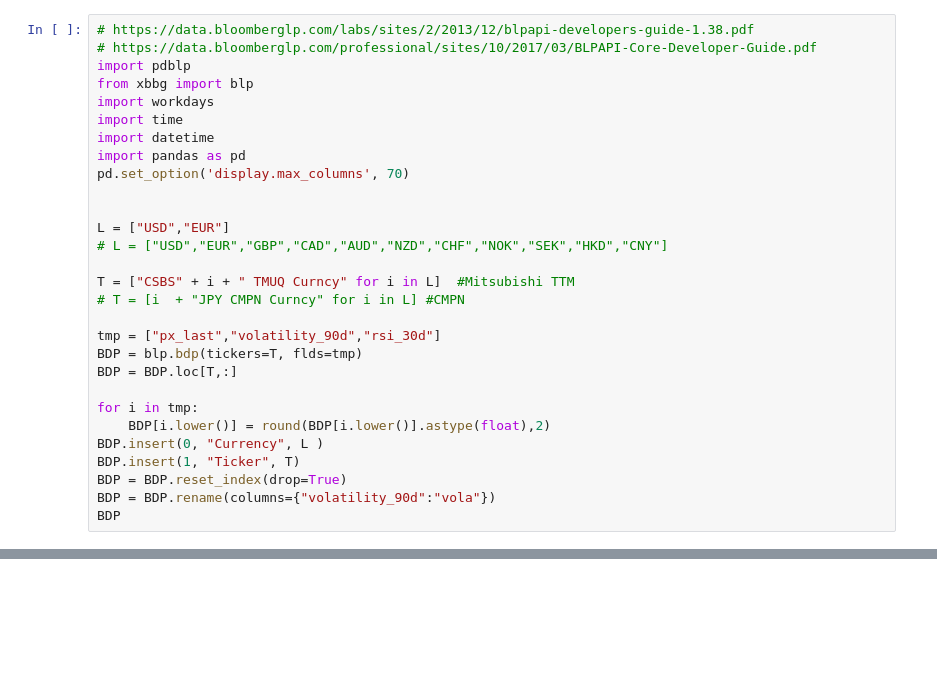
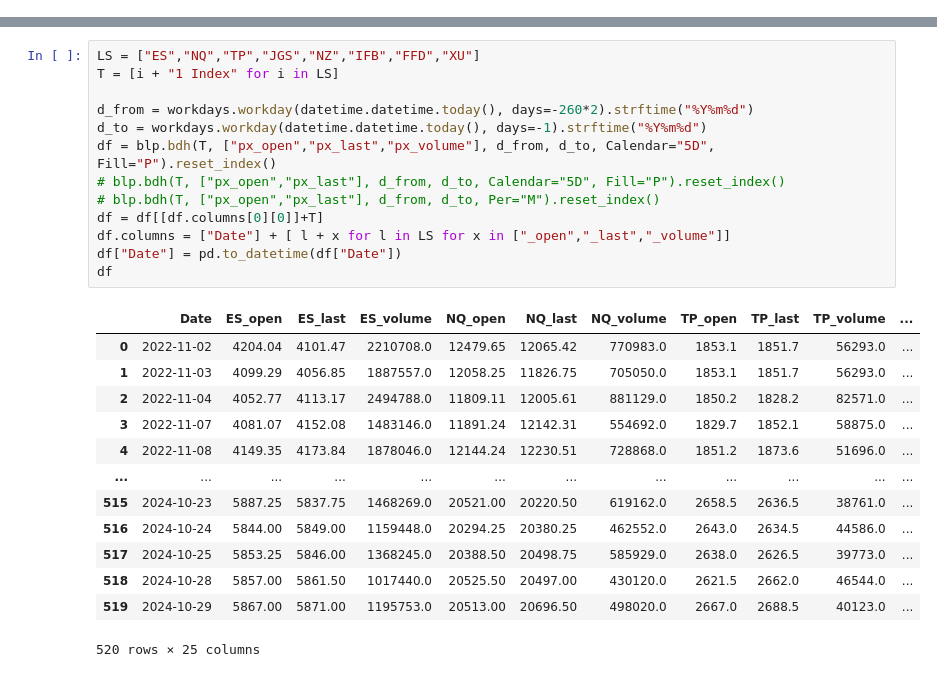
Before and after one commit to ken-100/Investment_Python, a Jupyter notebook: BBG/BDH_FX.ipynb, the cells around one changed output, grey strips where cells are left out. Drawn from its saved outputs; the diff is of its cells as text; blank space fills up the shorter version.

```diff
--- a/BBG/BDH_FX.ipynb
+++ b/BBG/BDH_FX.ipynb
@@ -1,29 +0,0 @@
-# %%
-# https://data.bloomberglp.com/labs/sites/2/2013/12/blpapi-developers-guide-1.38.pdf
-# https://data.bloomberglp.com/professional/sites/10/2017/03/BLPAPI-Core-Developer-Guide.pdf
-import pdblp
-from xbbg import blp
-import workdays
-import time
-import datetime
-import pandas as pd
-pd.set_option('display.max_columns', 70)
-
-
-L = ["USD","EUR"]
-# L = ["USD","EUR","GBP","CAD","AUD","NZD","CHF","NOK","SEK","HKD","CNY"]
-
-T = ["CSBS" + i + " TMUQ Curncy" for i in L]  #Mitsubishi TTM
-# T = [i  + "JPY CMPN Curncy" for i in L] #CMPN
-
-tmp = ["px_last","volatility_90d","rsi_30d"]
-BDP = blp.bdp(tickers=T, flds=tmp)
-BDP = BDP.loc[T,:]
-
-for i in tmp:
-    BDP[i.lower()] = round(BDP[i.lower()].astype(float),2)
-BDP.insert(0, "Currency", L )
-BDP.insert(1, "Ticker", T)
-BDP = BDP.reset_index(drop=True)
-BDP = BDP.rename(columns={"volatility_90d":"vola"})
-BDP
@@ -64,0 +11,27 @@ CMPN.head()
+# %%
+LS = ["ES","NQ","TP","JGS","NZ","IFB","FFD","XU"]
+T = [i + "1 Index" for i in LS]
+
+d_from = workdays.workday(datetime.datetime.today(), days=-260*2).strftime("%Y%m%d")
+d_to = workdays.workday(datetime.datetime.today(), days=-1).strftime("%Y%m%d")
+df = blp.bdh(T, ["px_open","px_last","px_volume"], d_from, d_to, Calendar="5D", Fill="P").reset_index()
+# blp.bdh(T, ["px_open","px_last"], d_from, d_to, Calendar="5D", Fill="P").reset_index()
+# blp.bdh(T, ["px_open","px_last"], d_from, d_to, Per="M").reset_index()
+df = df[[df.columns[0][0]]+T]
+df.columns = ["Date"] + [ l + x for l in LS for x in ["_open","_last","_volume"]]
+df["Date"] = pd.to_datetime(df["Date"])
+df
+# %% [output]
+|  | Date | ES_open | ES_last | ES_volume | NQ_open | NQ_last | NQ_volume | TP_open | TP_last | TP_volume | ... |
+| 0 | 2022-11-02 | 4204.04 | 4101.47 | 2210708.0 | 12479.65 | 12065.42 | 770983.0 | 1853.1 | 1851.7 | 56293.0 | ... |
+| 1 | 2022-11-03 | 4099.29 | 4056.85 | 1887557.0 | 12058.25 | 11826.75 | 705050.0 | 1853.1 | 1851.7 | 56293.0 | ... |
+| 2 | 2022-11-04 | 4052.77 | 4113.17 | 2494788.0 | 11809.11 | 12005.61 | 881129.0 | 1850.2 | 1828.2 | 82571.0 | ... |
+| 3 | 2022-11-07 | 4081.07 | 4152.08 | 1483146.0 | 11891.24 | 12142.31 | 554692.0 | 1829.7 | 1852.1 | 58875.0 | ... |
+| 4 | 2022-11-08 | 4149.35 | 4173.84 | 1878046.0 | 12144.24 | 12230.51 | 728868.0 | 1851.2 | 1873.6 | 51696.0 | ... |
+| ... | ... | ... | ... | ... | ... | ... | ... | ... | ... | ... | ... |
+| 515 | 2024-10-23 | 5887.25 | 5837.75 | 1468269.0 | 20521.00 | 20220.50 | 619162.0 | 2658.5 | 2636.5 | 38761.0 | ... |
+| 516 | 2024-10-24 | 5844.00 | 5849.00 | 1159448.0 | 20294.25 | 20380.25 | 462552.0 | 2643.0 | 2634.5 | 44586.0 | ... |
+| 517 | 2024-10-25 | 5853.25 | 5846.00 | 1368245.0 | 20388.50 | 20498.75 | 585929.0 | 2638.0 | 2626.5 | 39773.0 | ... |
+| 518 | 2024-10-28 | 5857.00 | 5861.50 | 1017440.0 | 20525.50 | 20497.00 | 430120.0 | 2621.5 | 2662.0 | 46544.0 | ... |
+| 519 | 2024-10-29 | 5867.00 | 5871.00 | 1195753.0 | 20513.00 | 20696.50 | 498020.0 | 2667.0 | 2688.5 | 40123.0 | ... |
+520 rows × 25 columns
```
Also changed, not shown: parts of 7 cells of this notebook.
